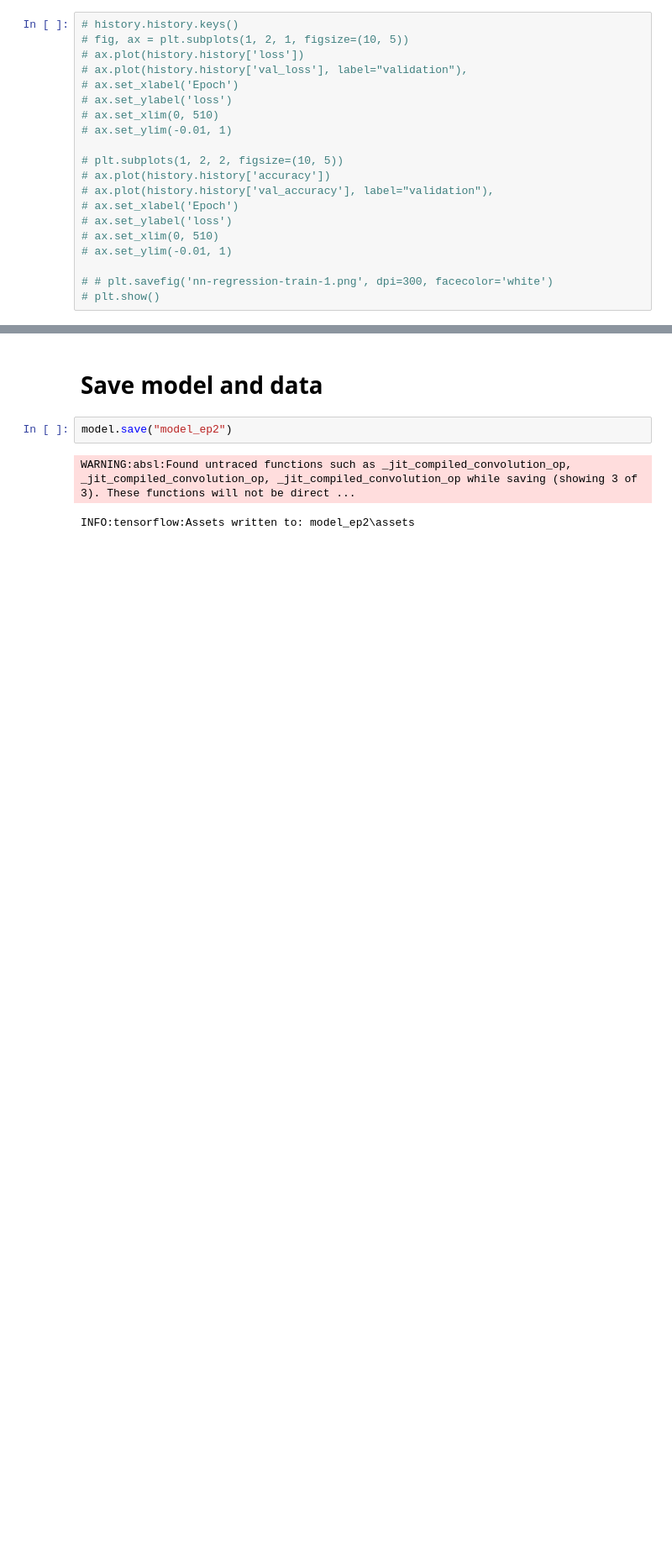
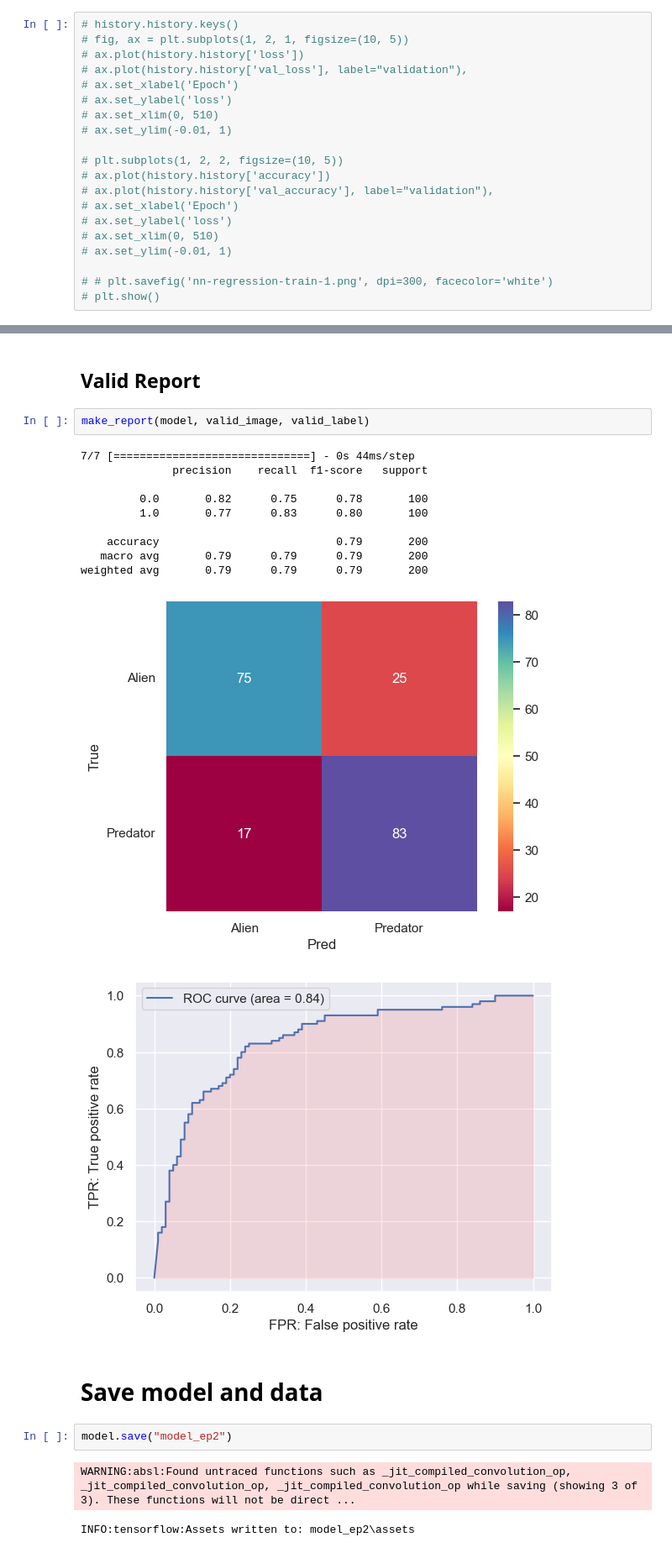
Before and after one commit to jimi-117/alien_vs_predator_ep2, a Jupyter notebook: ep2_data.ipynb, the cells around one changed output, grey strips where cells are left out. Shown at 84% size. Drawn from its saved outputs; the diff is of its cells as text; blank space fills up the shorter version.

```diff
--- a/ep2_data.ipynb
+++ b/ep2_data.ipynb
@@ -289,3 +343,19 @@ plt.show()
+# %% [markdown]
+## Valid Report
+# %%
+make_report(model, valid_image, valid_label)
+# %% [output]
+7/7 [==============================] - 0s 44ms/step
+              precision    recall  f1-score   support
+
+         0.0       0.82      0.75      0.78       100
+         1.0       0.77      0.83      0.80       100
+
+    accuracy                           0.79       200
+   macro avg       0.79      0.79      0.79       200
+weighted avg       0.79      0.79      0.79       200
+[figure, added]
+[figure, added]
 # %% [markdown]
 # Save model and data
 # %%
```
Also changed, not shown: parts of 17 cells of this notebook.
